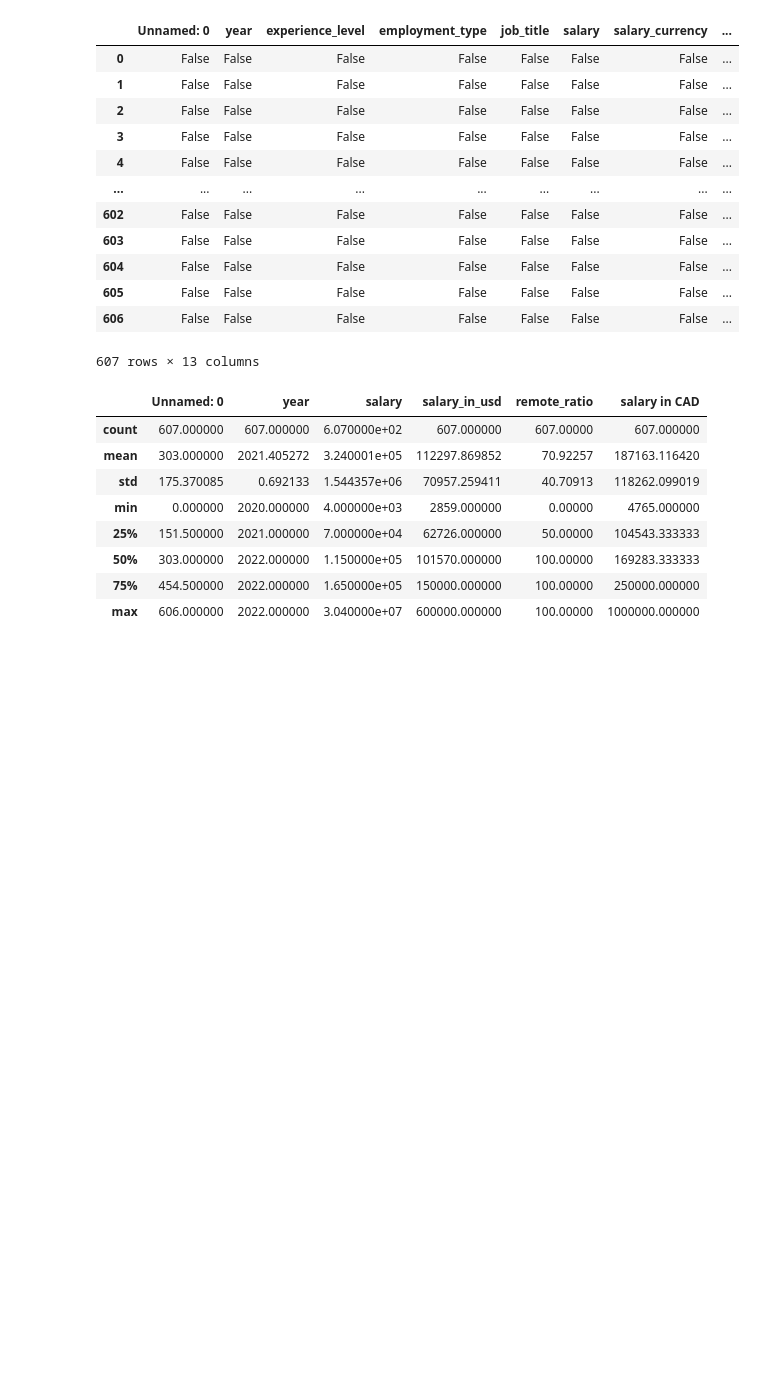
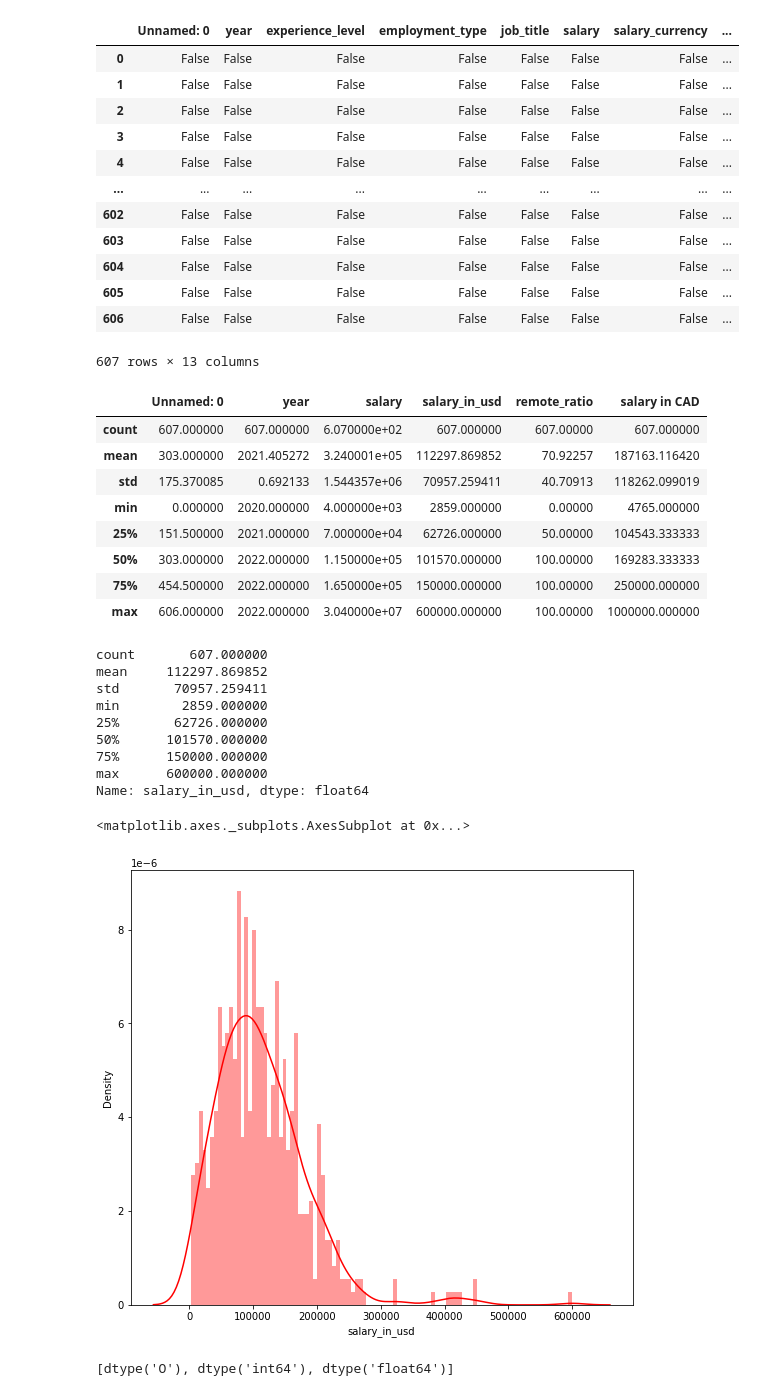
Before and after one commit to mocacookiecrubmle/pandas, a Jupyter notebook: Exploratory_data_analysis_with_Pandas.ipynb, the cells around one changed output. Drawn from its saved outputs; the diff is of its cells as text; code cells hidden in the pictures; blank space fills up the shorter version.

```diff
--- a/Exploratory_data_analysis_with_Pandas.ipynb
+++ b/Exploratory_data_analysis_with_Pandas.ipynb
@@ -498,3 +498,24 @@ salary.describe()
 | 50% | 303.000000 | 2022.000000 | 1.150000e+05 | 101570.000000 | 100.00000 | 169283.333333 |
 | 75% | 454.500000 | 2022.000000 | 1.650000e+05 | 150000.000000 | 100.00000 | 250000.000000 |
 | max | 606.000000 | 2022.000000 | 3.040000e+07 | 600000.000000 | 100.00000 | 1000000.000000 |
+# %%
+import seaborn as sns
+print(salary['salary_in_usd'].describe())
+plt.figure(figsize=(9, 8))
+sns.distplot(salary['salary_in_usd'], color='r', bins=100, hist_kws={'alpha': 0.4})
+# %% [output]
+count       607.000000
+mean     112297.869852
+std       70957.259411
+min        2859.000000
+25%       62726.000000
+50%      101570.000000
+75%      150000.000000
+max      600000.000000
+Name: salary_in_usd, dtype: float64
+<matplotlib.axes._subplots.AxesSubplot at 0x...>
+[figure, added]
+# %%
+list(set(salary.dtypes.tolist()))
+# %% [output]
+[dtype('O'), dtype('int64'), dtype('float64')]
```
Also changed, not shown: parts of 3 cells of this notebook.
